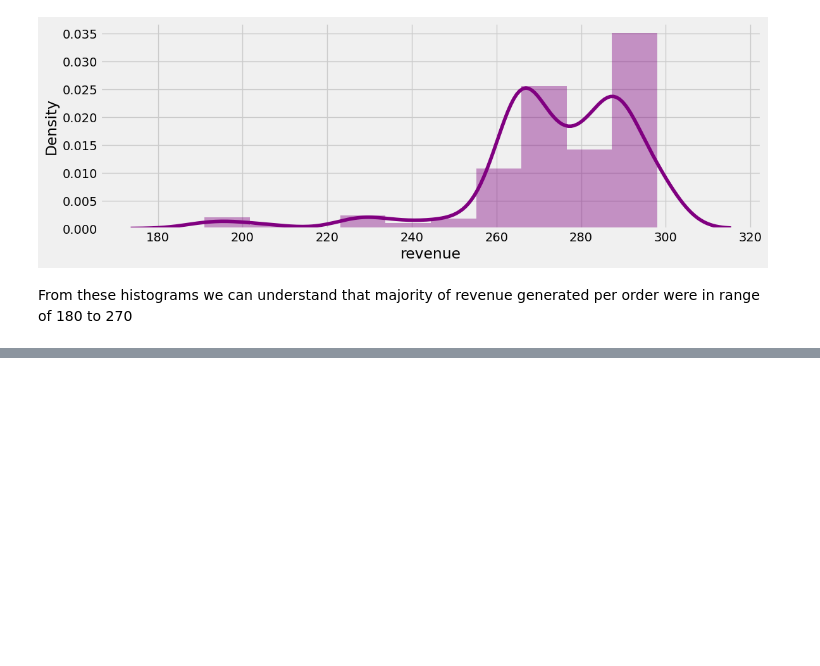
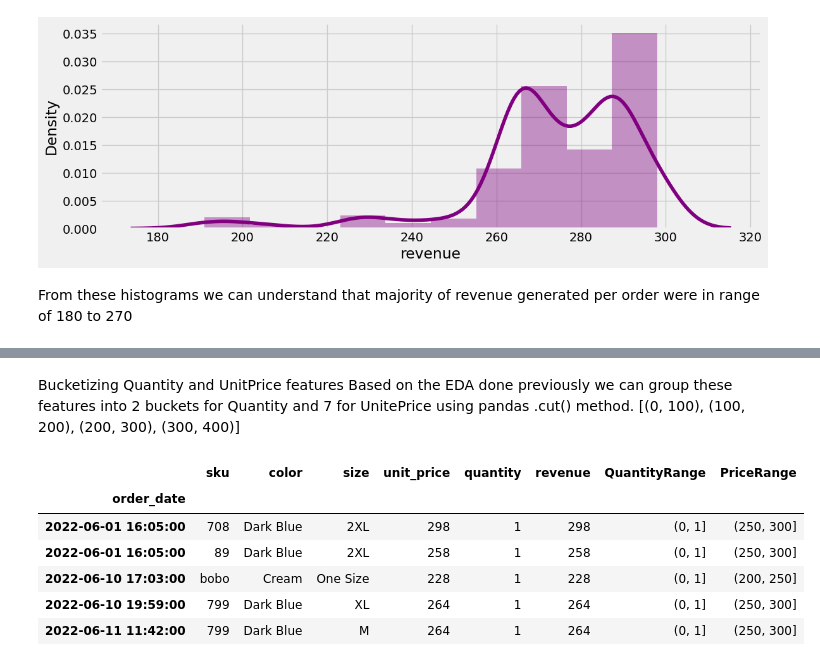
Before and after one commit to MboyaDan/Sales_prediction, a Jupyter notebook: Model/sales_predict.ipynb, the cells around one changed output, grey strips where cells are left out. Saved outputs shown, nothing was run; the diff lists cells and outputs as text; code cells hidden in the pictures; blank space fills up the shorter version.

Commit message:
bucketizing

```diff
--- a/Model/sales_predict.ipynb
+++ b/Model/sales_predict.ipynb
@@ -317,0 +353,3 @@ From these histograms we can understand that majority of revenue generated per o
+# %%
+df_clean = df[df['unit_price'] < 320 ]
+df_clean.describe()
@@ -317,0 +381,18 @@ From these histograms we can understand that majority of revenue generated per o
+# %% [markdown]
+Bucketizing Quantity and UnitPrice features
+Based on the EDA done previously we can group these features into 2 buckets for Quantity and 7 for UnitePrice using pandas .cut() method.
+[(0, 100), (100, 200), (200, 300), (300, 400)]
+# %%
+bins_q = pd.IntervalIndex.from_tuples([(0, 1), (1, 2)])
+df_clean['QuantityRange'] = pd.cut(df_clean['quantity'], bins=bins_q)
+bins_p = pd.IntervalIndex.from_tuples([(0, 50), (50, 100), (100, 150), (150, 200), (200, 250), (250, 300), (300, 350)])
+df_clean['PriceRange'] = pd.cut(df_clean['unit_price'], bins=bins_p)
+df_clean.head()
+# %% [output]
+|  | sku | color | size | unit_price | quantity | revenue | QuantityRange | PriceRange |
+| order_date |  |  |  |  |  |  |  |  |
+| 2022-06-01 16:05:00 | 708 | Dark Blue | 2XL | 298 | 1 | 298 | (0, 1] | (250, 300] |
+| 2022-06-01 16:05:00 | 89 | Dark Blue | 2XL | 258 | 1 | 258 | (0, 1] | (250, 300] |
+| 2022-06-10 17:03:00 | bobo | Cream | One Size | 228 | 1 | 228 | (0, 1] | (200, 250] |
+| 2022-06-10 19:59:00 | 799 | Dark Blue | XL | 264 | 1 | 264 | (0, 1] | (250, 300] |
+| 2022-06-11 11:42:00 | 799 | Dark Blue | M | 264 | 1 | 264 | (0, 1] | (250, 300] |
```
Also changed, not shown: parts of 16 cells of this notebook.
